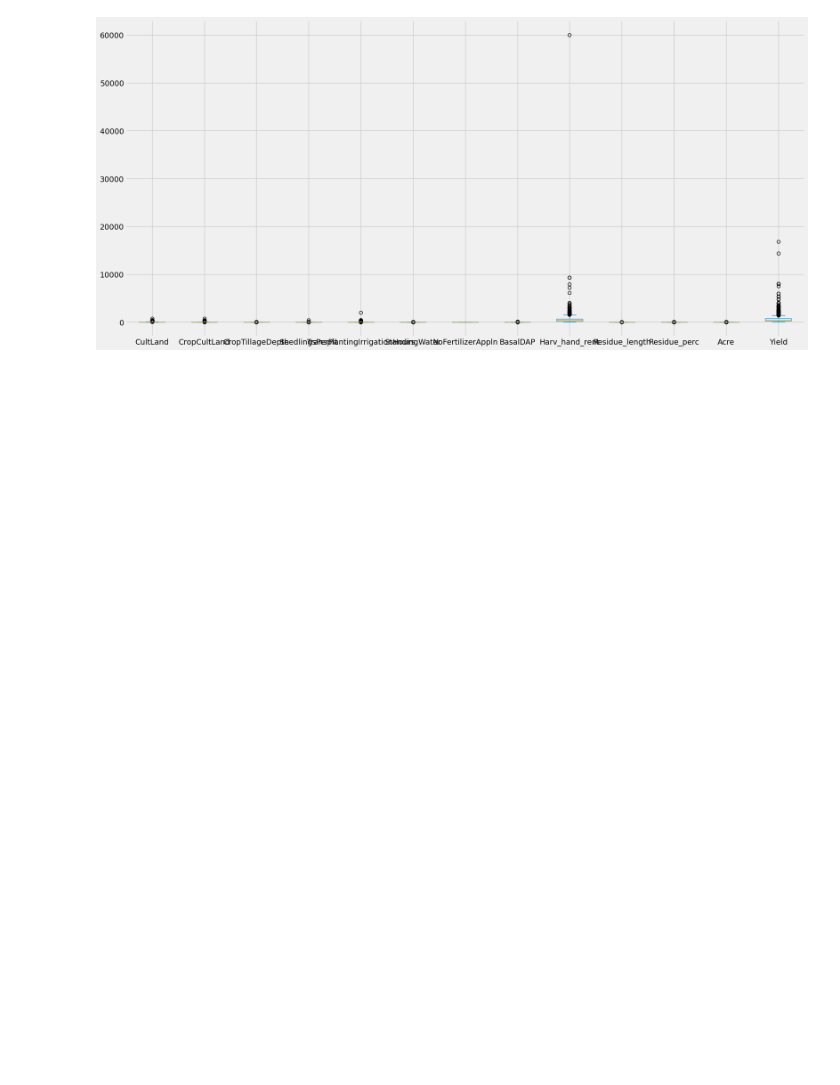
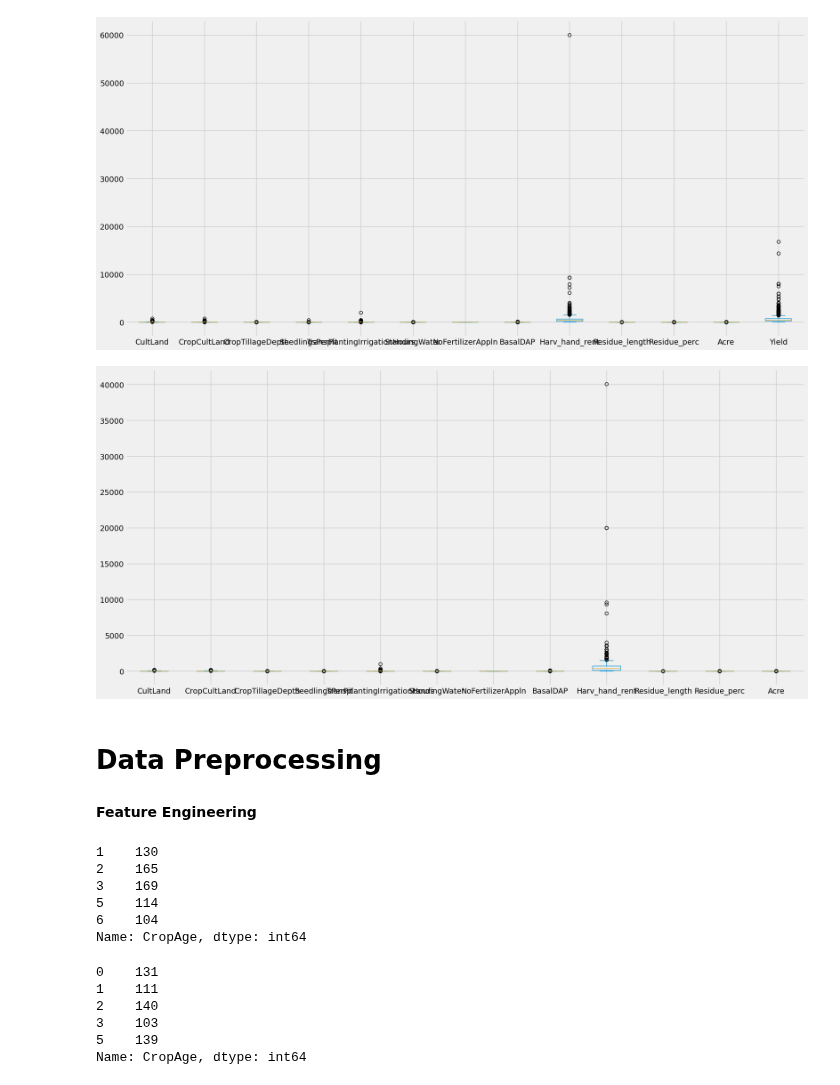
Before and after one commit to JOHNMARK-cmd/phase5project, a Jupyter notebook: GROUP-SIX.ipynb, the cells around one changed output. Drawn from its saved outputs; the diff is of its cells as text; code cells hidden in the pictures; blank space fills up the shorter version.

```diff
--- a/GROUP-SIX.ipynb
+++ b/GROUP-SIX.ipynb
@@ -352,0 +400,6 @@ plt.show()
+# %%
+# checking outliers in the test dataset
+test.plot(kind='box', figsize=(20, 10))
+plt.show()
+# %% [output]
+[figure, added]
@@ -352,0 +409,38 @@ plt.show()
+# %% [markdown]
+# Data Preprocessing
+# %% [markdown]
+<b> Feature Engineering
+# %%
+# Convert 'CropTillageDate' and 'Harv_date' to datetime objects in the train dataset
+train['CropTillageDate'] = pd.to_datetime(train['CropTillageDate'])
+train['Harv_date'] = pd.to_datetime(train['Harv_date'])
+
+# Calculate the difference in days between 'CropTillageDate' and 'Harv_date' and create a new feature 'CropAge'
+train['CropAge'] = (train['Harv_date'] - train['CropTillageDate']).dt.days
+
+# Now, 'CropAge' is a new feature representing the age of the crop at the time of harvest
+train['CropAge'].head()
+# %% [output]
+1    130
+2    165
+3    169
+5    114
+6    104
+Name: CropAge, dtype: int64
+# %%
+# convert 'CropTillageDate' and 'Harv_date' to datetime objects in the test dataset
+test['CropTillageDate'] = pd.to_datetime(test['CropTillageDate'])
+test['Harv_date'] = pd.to_datetime(test['Harv_date'])
+
+# Calculate the difference in days between 'CropTillageDate' and 'Harv_date' and create a new feature 'CropAge'
+test['CropAge'] = (test['Harv_date'] - test['CropTillageDate']).dt.days
+
+# Now, 'CropAge' is a new feature representing the age of the crop at the time of harvest
+test['CropAge'].head()
+# %% [output]
+0    131
+1    111
+2    140
+3    103
+5    139
+Name: CropAge, dtype: int64
```
Also changed, not shown: parts of 15 cells of this notebook, 1 other file.
